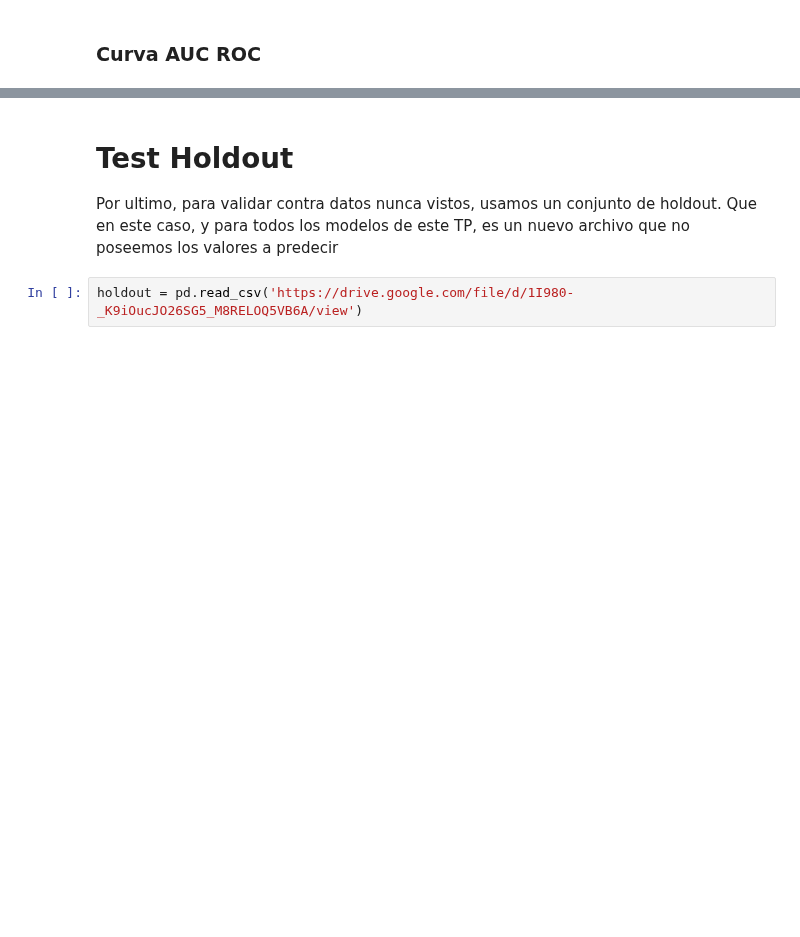
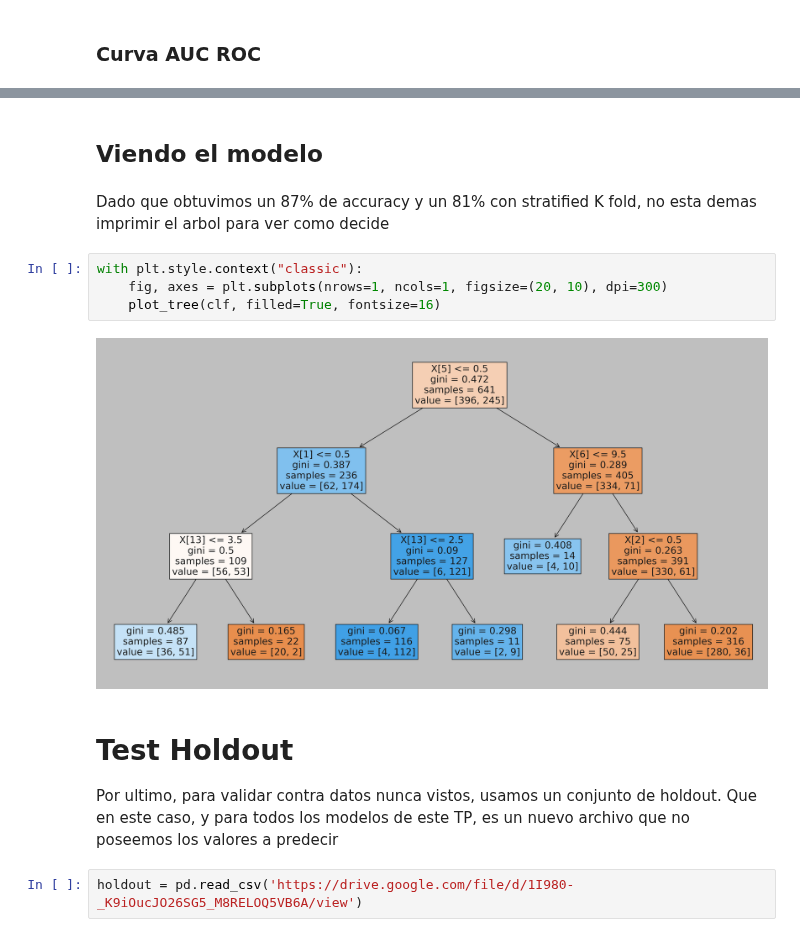
Before and after one commit to JuanOpizzi/Datos-2020-2c, a Jupyter notebook: TP2/arbol.ipynb, the cells around one changed output, grey strips where cells are left out. Saved outputs shown, nothing was run; the diff lists cells and outputs as text; blank space fills up the shorter version.

Commit message:
agrego visualizacion del arbol

```diff
--- a/TP2/arbol.ipynb
+++ b/TP2/arbol.ipynb
@@ -238,3 +234,13 @@ display(roc_auc_score(y_test, clf.predict(X_test)))
+# %% [markdown]
+## Viendo el modelo
+# %% [markdown]
+Dado que obtuvimos un 87% de accuracy y un 81% con stratified K fold, no esta demas imprimir el arbol para ver como decide
+# %%
+with plt.style.context("classic"):
+    fig, axes = plt.subplots(nrows=1, ncols=1, figsize=(20, 10), dpi=300)
+    plot_tree(clf, filled=True, fontsize=16)
+# %% [output]
+[figure, added]
 # %% [markdown]
 # Test Holdout
 
```
Also changed, not shown: parts of 8 cells of this notebook.
